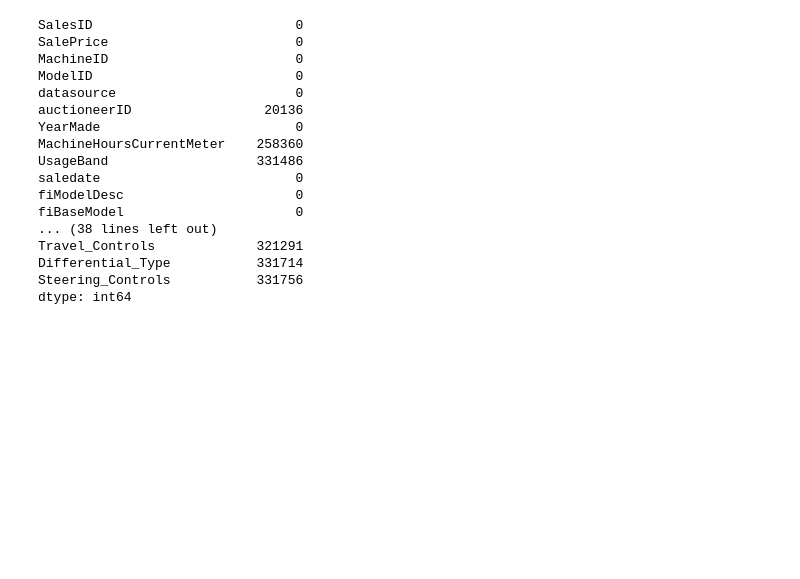
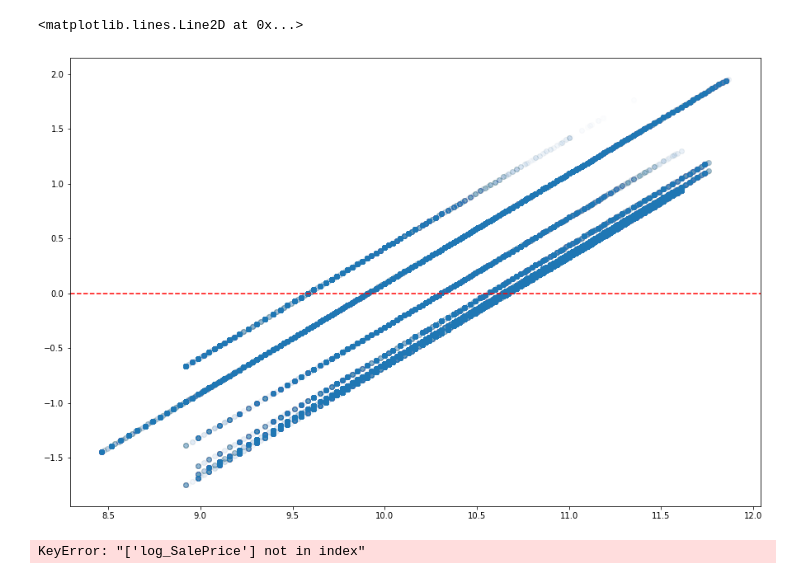
Before and after one commit to morganabbitt/Regression-Analysis, a Jupyter notebook: Morgan_data.ipynb, the cells around one changed output. Drawn from its saved outputs; the diff is of its cells as text; code cells hidden in the pictures; blank space fills up the shorter version.

Commit message:
final info for OLS model using Compact

```diff
--- a/Morgan_data.ipynb
+++ b/Morgan_data.ipynb
@@ -5,0 +32,3 @@ import matplotlib.pyplot as plt
+# %%
+data['log_price'] = np.log(data['SalePrice'])
+data['ProductSize'].unique()
@@ -5,0 +38,9 @@ import matplotlib.pyplot as plt
+# %%
+#got the year made past 1970
+data_1970 = data[data['YearMade'] > 1970]
+#grabbed only the log price and the product size
+productdf = data_1970[['ProductSize', 'log_price']].dropna()
+#used get dummmies to separate product size
+dummy = pd.get_dummies(productdf['ProductSize']).drop(columns='Mini')
+X = sm.add_constant(dummy)
+y = productdf['log_price']
@@ -5,0 +96,13 @@ import matplotlib.pyplot as plt
+# %%
+# fills different nans inside product size to see which was best to fill.
+for i in data['ProductSize'].unique():
+    productdf2 = data_1970[['ProductSize', 'log_price']].fillna(i)
+    dummy2 = pd.get_dummies(productdf2['ProductSize']).drop(columns='Mini')
+    X2 = sm.add_constant(dummy2)
+    y2 = productdf2['log_price']
+    model2 = sm.OLS(y2, X2)
+    results2 = model2.fit()
+    print('Fill na values with {}'.format(i))
+    print('-------------------------')
+    print('R2: {}'.format(results2.rsquared))
+    print('\n')
@@ -5,0 +143,28 @@ import matplotlib.pyplot as plt
+# %%
+productdf_compact = data_1970[['ProductSize', 'log_price']].fillna('Compact')
+dummy_compact = pd.get_dummies(productdf_compact['ProductSize']).drop(columns='Mini')
+X_c = sm.add_constant(dummy_compact)
+y_c = productdf_compact['log_price']
+model_c = sm.OLS(y_c, X_c)
+results_c = model_c.fit()
+results_c.resid
+#print('Fill na values with {}'.format(i))
+#print('-------------------------')
+#print('R2: {}'.format(results2.rsquared))
+#print('\n')
+fig, ax = plt.subplots(figsize=(15,10))
+ax.scatter(productdf_compact['log_price'], results_c.resid, alpha=0.01)
+plt.axhline(0, linestyle='--',color='r')
+#from matplotlib.pyplot import figure
+#figure(num=None, figsize=(20, 10), dpi=80, facecolor='w', edgecolor='k')
+# %% [output]
+<matplotlib.lines.Line2D at 0x...>
+[figure, added]
+# %%
+#data['log_SalePrice'] = np.log(data['SalePrice'])
+prod_df = data[['log_SalePrice', 'ProductSize', 'YearMade']]
+#prod_df = prod_df[prod_df['YearMade'] > 1970]
+#prod_df.replace(np.nan, 'Medium', inplace=True)
+#X, y = sm.add_constant(prod_df).drop(columns=['log_SalePrice', 'YearMade']), prod_df['log_SalePrice']
+# %% [output]
+KeyError: "['log_SalePrice'] not in index"
@@ -8,20 +175,0 @@ data = pd.read_csv('data/Train.csv')
-# %%
-data.isnull().sum()
-# %% [output]
-SalesID                          0
-SalePrice                        0
-MachineID                        0
-ModelID                          0
-datasource                       0
-auctioneerID                 20136
-YearMade                         0
-MachineHoursCurrentMeter    258360
-UsageBand                   331486
-saledate                         0
-fiModelDesc                      0
-fiBaseModel                      0
-... (38 lines left out)
-Travel_Controls             321291
-Differential_Type           331714
-Steering_Controls           331756
-dtype: int64
```
Also changed, not shown: parts of 19 cells of this notebook.
